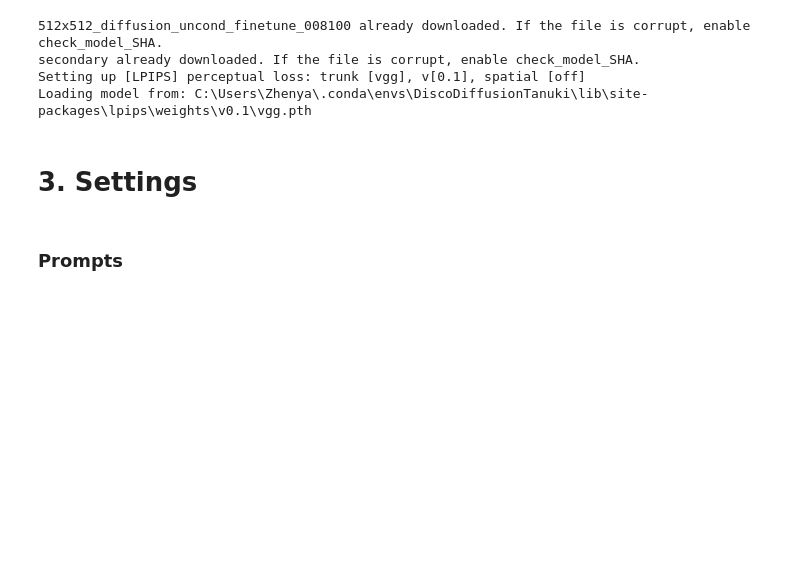
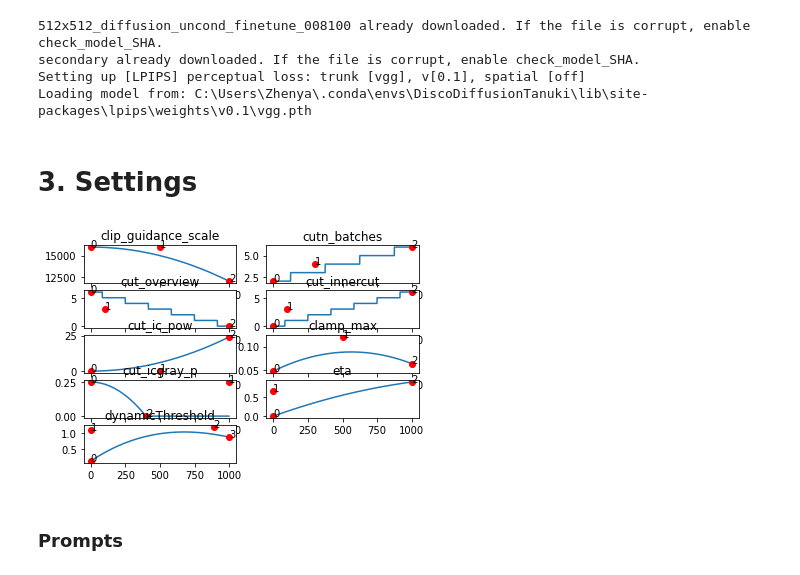
Before and after one commit to tanukilte/DiscoDiffusionTanuki, a Jupyter notebook: Disco_Diffusion.ipynb, the cells around one changed output. Cells and saved outputs as stored; diff of their text form; code cells hidden in the pictures; blank space fills up the shorter version.

```diff
--- a/Disco_Diffusion.ipynb
+++ b/Disco_Diffusion.ipynb
@@ -1112,10 +1156,10 @@ custom_path = '/content/drive/MyDrive/deep_learning/ddpm/ema_0.9999_058000.pt'#@
 #@markdown #####**CLIP settings:**
 use_checkpoint = True #@param {type: 'boolean'}
 ViTB32 = True #@param{type:"boolean"}
-ViTB16 = False #@param{type:"boolean"}
+ViTB16 = True #@param{type:"boolean"}
 ViTL14 = True #@param{type:"boolean"}
 ViTL14_336px = False #@param{type:"boolean"}
-RN101 = True #@param{type:"boolean"}
+RN101 = False #@param{type:"boolean"}
 RN50 = False #@param{type:"boolean"}
 RN50x4 = False #@param{type:"boolean"}
 RN50x16 = True #@param{type:"boolean"}
@@ -1343,7 +1387,7 @@ range_scale = 150#@param{type: 'number'}
 sat_scale = 0#@param{type: 'number'}
 cutn_batches = "[2]*200+[2]*200+[4]*200+[4]*200+[4]*200"#@param{type: 'string'}
 skip_augs = False#@param{type: 'boolean'}
-
+dynamicThreshold = [[0,0.036],[500,0.088],[1000,0.088]]
 #@markdown ####**Image dimensions to be used for 256x256 models (e.g. pixelart models):**
 width_height_for_256x256_models = [512, 448] #@param{type: 'raw'}
 
@@ -1462,52 +1506,75 @@ except:
     batch_name = 'DDT'
     n_batches = 5
     width_height_for_512x512_models = [960,576]
-    steps = 250
+    steps = 500
     set_seed = 'random_seed'
     display_rate = 20
-    intermediate_saves = [50, 100, 150, 200]
+    intermediate_saves = [50, 100, 150, 200, 250, 300, 350, 400, 450]
     intermediates_in_subfolder = True
-    clip_guidance_scale = "[15000]*100+[16000]*400+[12000]*499+[10000]*1"
+    clip_guidance_scale = [[0,16000],[500,16000],[1000,12000]]
     frames_skip_steps = "0%"
-    tv_scale = 0
-    range_scale = 150
-    sat_scale = 0
-    cutn_batches = "[2]*200+[2]*200+[4]*200+[4]*200+[4]*200"
-    cut_overview = "[6]*200+[5]*200+[2]*200+[0]*200+[0]*200"
-    cut_innercut = "[0]*200+[1]*200+[4]*200+[6]*200+[6]*200"
-    cut_ic_pow = "[1]*200+[4]*200+[8]*200+[16]*200+[32]*100+[88]*100"
-    cut_icgray_p = "[0.21]*150+[0.2]*350+[0]*100+[0]*100+[0]*300"
+    tv_scale = 15000
+    range_scale = 40000
+    sat_scale = 40000
+    cutn_batches = [[0,2],[300,4],[1000,6]]
+    cut_overview = [[0,6],[100,3],[1000,0]]
+    cut_innercut = [[0,0],[100,3],[1000,6]]
+    cut_ic_pow = [[0,0],[500,0.0],[1000,24]]
+    cut_icgray_p = [[0,0.25],[1000,0.25],[400,0]]
     clamp_grad = True
-    clamp_max = "[0.064]*999+[0.088]*1"
-    eta = "[0.0]*200+[0.001]*799+[0.36]*1"
+    clamp_max = [[0,0.048],[500,0.12],[1000,0.064]]
+    eta = [[0,0.0],[0,0.64],[1000,0.88]]
     perlin_init = True
     perlin_mode = 'mixed'
-
     skip_augs = False
     use_vertical_symmetry = False
     use_horizontal_symmetry = False
     transformation_percent = [0.09]
+    dynamicThreshold=[[0,0.12],[0,1.1],[888,1.2],[1000,0.88]]
 
     #Settings cleanup
     width_height = width_height_for_256x256_models if diffusion_model in diffusion_models_256x256_list else width_height_for_512x512_models
     side_x = (width_height[0]//64)*64;
     side_y = (width_height[1]//64)*64;
     if side_x != width_height[0] or side_y != width_height[1]:
         print(f'Changing output size to {side_x}x{side_y}. Dimensions must by multiples of 64.')
     batchFolder = f'{outDirPath}/{batch_name}'
     createPath(batchFolder)
     if type(intermediate_saves) is not list:
         if intermediate_saves:
             steps_per_checkpoint = math.floor((steps - skip_steps - 1) // (intermediate_saves+1))
             steps_per_checkpoint = steps_per_checkpoint if steps_per_checkpoint > 0 else 1
             print(f'Will save every {steps_per_checkpoint} steps')
         else:
             steps_per_checkpoint = steps+10
     else:
         steps_per_checkpoint = None
     if intermediate_saves and intermediates_in_subfolder is True:
         partialFolder = f'{batchFolder}/partials'
         createPath(partialFolder)
+finally:
+    pass
+    plt.rcParams["figure.figsize"]=16,16
+    plt.subplot(5, 2, 1)
+    plot_bezier(clip_guidance_scale, True)
+    plt.subplot(5, 2, 2)
+    plot_bezier(cutn_batches, True)
+    plt.subplot(5, 2, 3)
+    plot_bezier(cut_overview, True)
+    plt.subplot(5, 2, 4)
+    plot_bezier(cut_innercut, True)
+    plt.subplot(5, 2, 5)
+    plot_bezier(cut_ic_pow)
+    plt.subplot(5, 2, 6)
+    plot_bezier(clamp_max)
+    plt.subplot(5, 2, 7)
+    plot_bezier(cut_icgray_p)
+    plt.subplot(5, 2, 8)
+    plot_bezier(eta)
+    plt.subplot(5, 2, 9)
+    plot_bezier(dynamicThreshold)
+# %% [output]
+[figure, added]
 # %% [markdown]
 ### Prompts
 # %%
```
Also changed, not shown: parts of 6 cells of this notebook.
